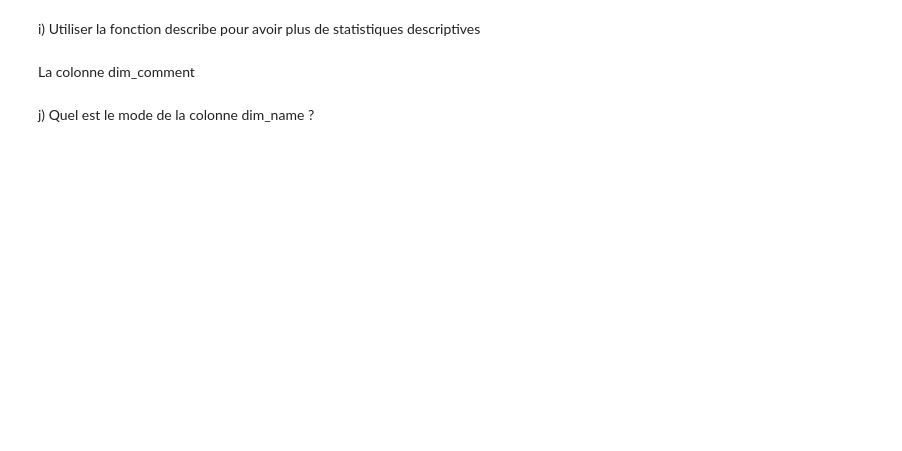
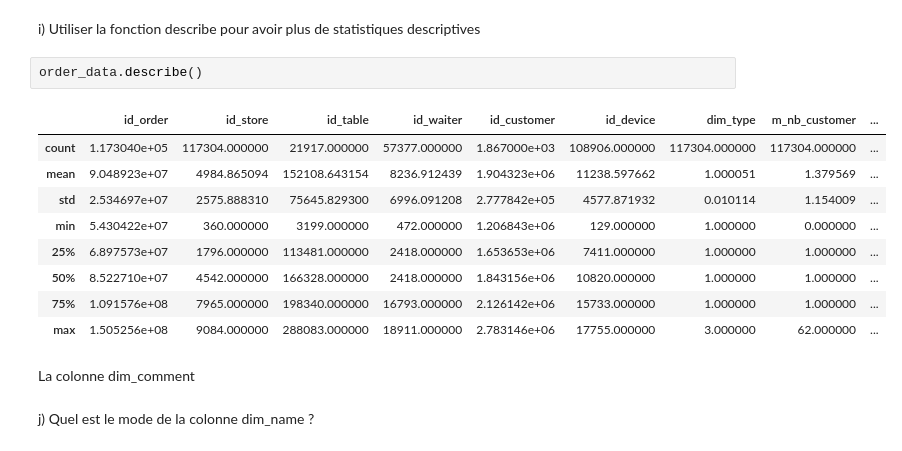
Before and after one commit to VPoussou/DataTouka, a Jupyter notebook: data_wrangling_exercices.ipynb, the cells around one changed output. Cells and saved outputs as stored; diff of their text form; blank space fills up the shorter version.

```diff
--- a/data_wrangling_exercices.ipynb
+++ b/data_wrangling_exercices.ipynb
@@ -85,5 +93,17 @@ h) Quel est le prix moyen d'une commande ? médian ?  minimum ? maximum ?
 # %% [markdown]
 i) Utiliser la fonction describe pour avoir plus de statistiques descriptives
+# %%
+order_data.describe()
+# %% [output]
+|  | id_order | id_store | id_table | id_waiter | id_customer | id_device | dim_type | m_nb_customer | ... |
+| count | 1.173040e+05 | 117304.000000 | 21917.000000 | 57377.000000 | 1.867000e+03 | 108906.000000 | 117304.000000 | 117304.000000 | ... |
+| mean | 9.048923e+07 | 4984.865094 | 152108.643154 | 8236.912439 | 1.904323e+06 | 11238.597662 | 1.000051 | 1.379569 | ... |
+| std | 2.534697e+07 | 2575.888310 | 75645.829300 | 6996.091208 | 2.777842e+05 | 4577.871932 | 0.010114 | 1.154009 | ... |
+| min | 5.430422e+07 | 360.000000 | 3199.000000 | 472.000000 | 1.206843e+06 | 129.000000 | 1.000000 | 0.000000 | ... |
+| 25% | 6.897573e+07 | 1796.000000 | 113481.000000 | 2418.000000 | 1.653653e+06 | 7411.000000 | 1.000000 | 1.000000 | ... |
+| 50% | 8.522710e+07 | 4542.000000 | 166328.000000 | 2418.000000 | 1.843156e+06 | 10820.000000 | 1.000000 | 1.000000 | ... |
+| 75% | 1.091576e+08 | 7965.000000 | 198340.000000 | 16793.000000 | 2.126142e+06 | 15733.000000 | 1.000000 | 1.000000 | ... |
+| max | 1.505256e+08 | 9084.000000 | 288083.000000 | 18911.000000 | 2.783146e+06 | 17755.000000 | 3.000000 | 62.000000 | ... |
 # %% [markdown]
 La colonne dim_comment
 # %% [markdown]
```
Also changed, not shown: parts of 6 cells of this notebook.
